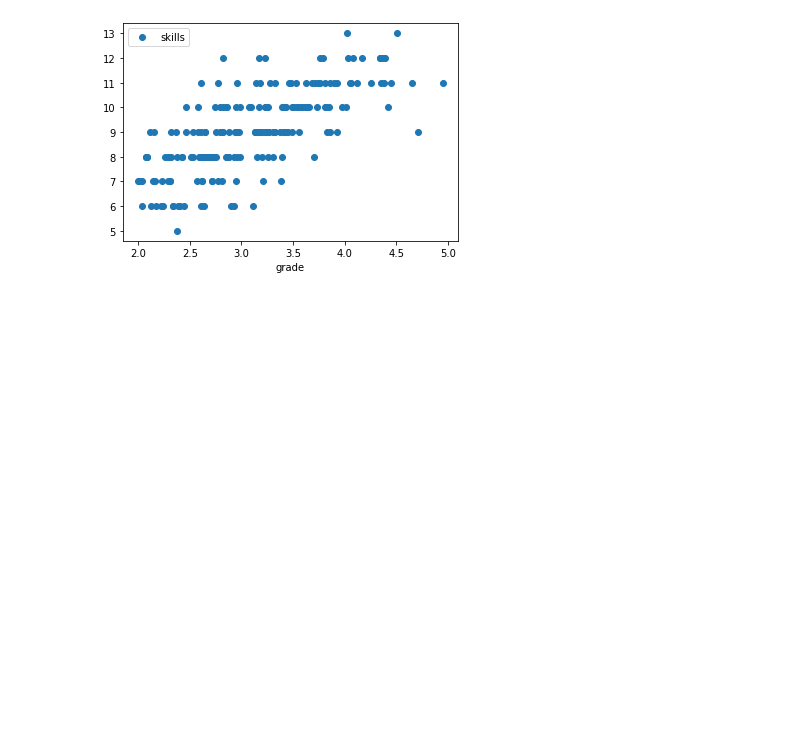
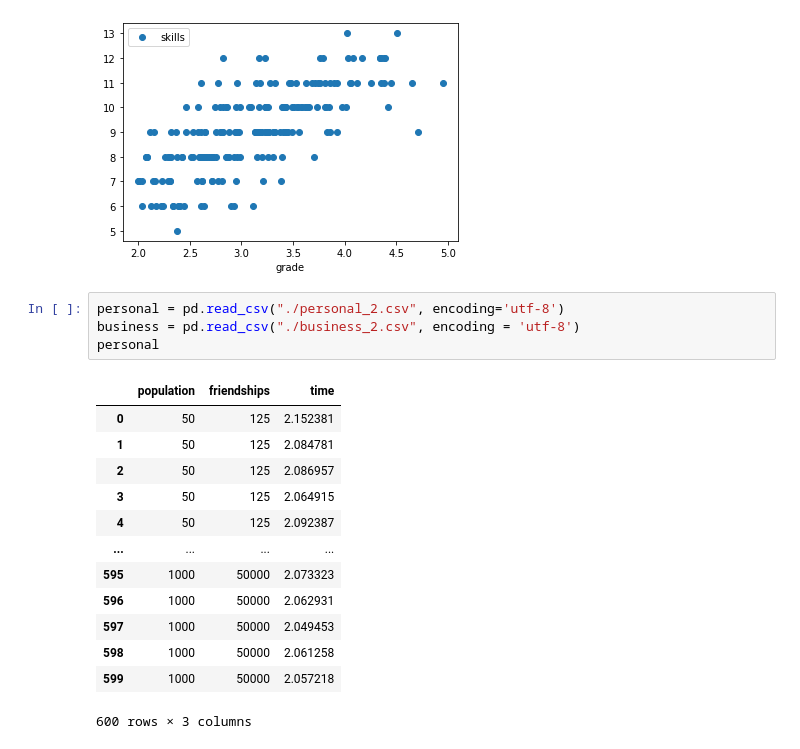
Before and after one commit to basioli-k/social_network, a Jupyter notebook: analysis/Social network analysis.ipynb, the cells around one changed output. Cells and saved outputs as stored; diff of their text form; blank space fills up the shorter version.

```diff
--- a/analysis/Social network analysis.ipynb
+++ b/analysis/Social network analysis.ipynb
@@ -81,3 +81,21 @@ people.plot(x='grade', y='skills', style='o')
 # %% [output]
 <AxesSubplot:xlabel='grade'>
 [figure]
+# %%
+personal = pd.read_csv("./personal_2.csv", encoding='utf-8')
+business = pd.read_csv("./business_2.csv", encoding = 'utf-8')
+personal
+# %% [output]
+|  | population | friendships | time |
+| 0 | 50 | 125 | 2.152381 |
+| 1 | 50 | 125 | 2.084781 |
+| 2 | 50 | 125 | 2.086957 |
+| 3 | 50 | 125 | 2.064915 |
+| 4 | 50 | 125 | 2.092387 |
+| ... | ... | ... | ... |
+| 595 | 1000 | 50000 | 2.073323 |
+| 596 | 1000 | 50000 | 2.062931 |
+| 597 | 1000 | 50000 | 2.049453 |
+| 598 | 1000 | 50000 | 2.061258 |
+| 599 | 1000 | 50000 | 2.057218 |
+600 rows × 3 columns
```
Also changed, not shown: parts of 2 cells of this notebook, 16 other files.
